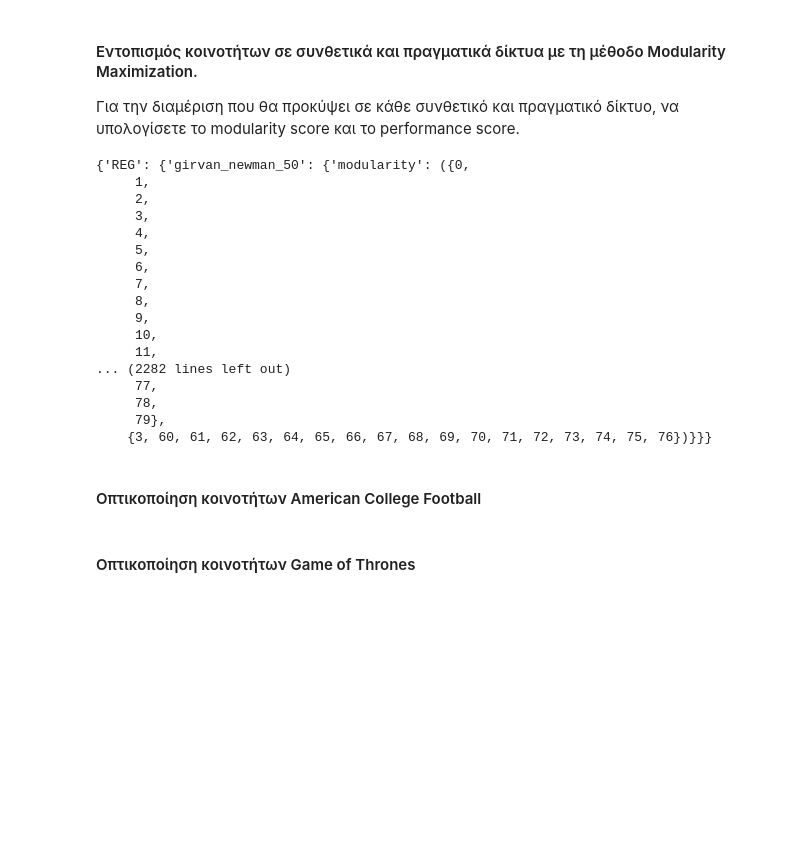
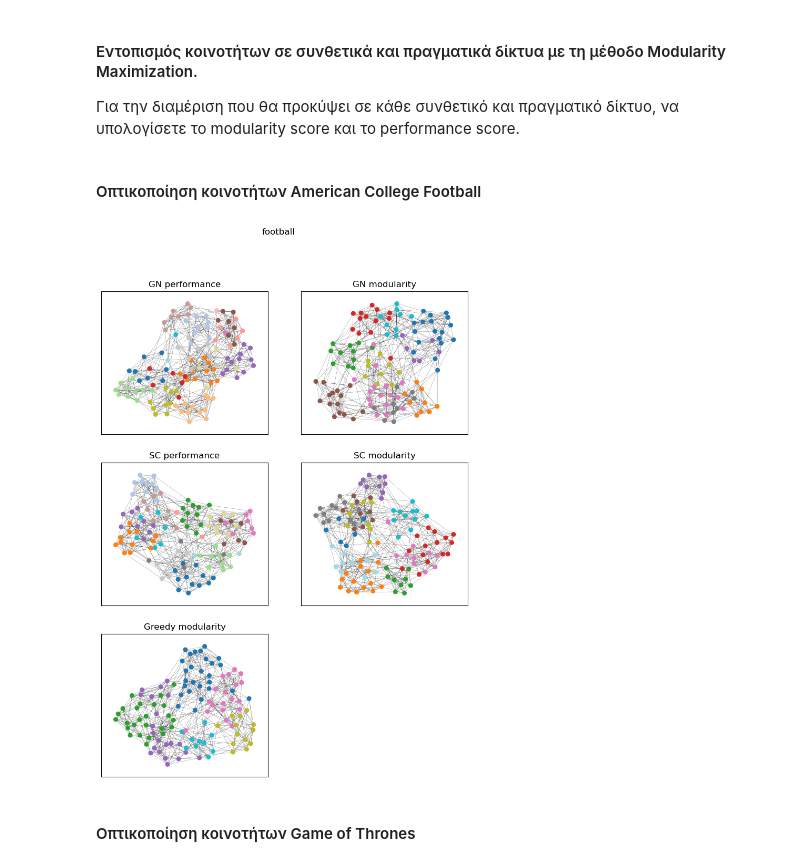
Before and after one commit to k-papadakis/social-network-analysis, a Jupyter notebook: lab2/lab2_student_version.ipynb, the cells around one changed output. Saved outputs shown, nothing was run; the diff lists cells and outputs as text; code cells hidden in the pictures; blank space fills up the shorter version.

```diff
--- a/lab2/lab2_student_version.ipynb
+++ b/lab2/lab2_student_version.ipynb
@@ -284,20 +284,0 @@ best_partitions = {
-# %%
-best_partitions
-# %% [output]
-{'REG': {'girvan_newman_50': {'modularity': ({0,
-     1,
-     2,
-     3,
-     4,
-     5,
-     6,
-     7,
-     8,
-     9,
-     10,
-     11,
-... (2282 lines left out)
-     77,
-     78,
-     79},
-    {3, 60, 61, 62, 63, 64, 65, 66, 67, 68, 69, 70, 71, 72, 73, 74, 75, 76})}}}
@@ -304,4 +298,53 @@ best_partitions
+# %%
+import pickle
+
+with open('partition_mm.pkl', 'rb') as f:
+    partition_mm = pickle.load(f)
+
+with open('best_partition_sc.pkl', 'rb') as f:
+    best_partition_sc = pickle.load(f)
+
+with open('best_partition_gn.pkl', 'rb') as f:
+    best_partition_gn = pickle.load(f)
 # %% [markdown]
 #### Οπτικοποίηση κοινοτήτων American College Football
+# %%
+def plot_communities(G: nx.Graph, partition, title=None, ax=None):
+    if ax is None:
+        _, ax = plt.subplots()
+
+    node_to_int = {node: i for i, node in enumerate(G.nodes)}
+
+    colors = [None] * len(G)
+    for color, community in enumerate(partition):
+        for node in community:
+            colors[node_to_int[node]] = color
+
+    cmap = 'tab10' if len(partition) <= 10 else 'tab20'
+    nx.draw_networkx(G, node_color=colors, with_labels=False, node_size=30, width=0.15, alpha=1.0, cmap=cmap, ax=ax)
+    ax.set_title(title)
+
+
+def plot_communities_grid(name, suptitle=None):
+    G = graphs[name]
+
+    fig, axs = plt.subplots(3, 2, figsize=(9, 12))
+
+    plot_communities(G, best_partition_gn[name]['performance'], f"GN performance", ax=axs[0, 0])
+    plot_communities(G, best_partition_gn[name]['modularity'], f"GN modularity", ax=axs[0, 1])
+
+    plot_communities(G, best_partition_sc[name]['performance'], f"SC performance", ax=axs[1, 0])
+    plot_communities(G, best_partition_sc[name]['modularity'], f"SC modularity", ax=axs[1, 1])
+
+    plot_communities(G, partition_mm[name], f"Greedy modularity", ax=axs[2, 0])
+
+    axs[2, 1].axis('off')
+
+    fig.suptitle(suptitle if suptitle is not None else name)
+
+
+plot_communities_grid('football')
+# %% [output]
+[figure, added]
 # %% [markdown]
 #### Οπτικοποίηση κοινοτήτων Game of Thrones
```
Also changed, not shown: parts of 24 cells of this notebook.
